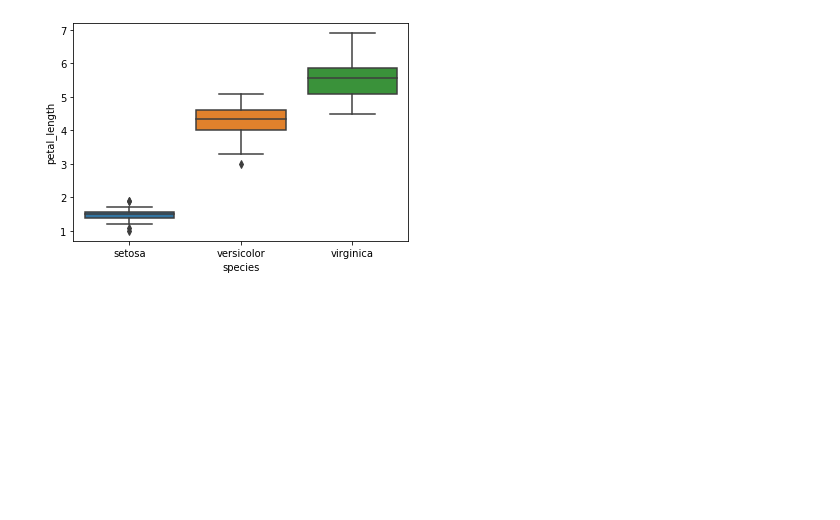
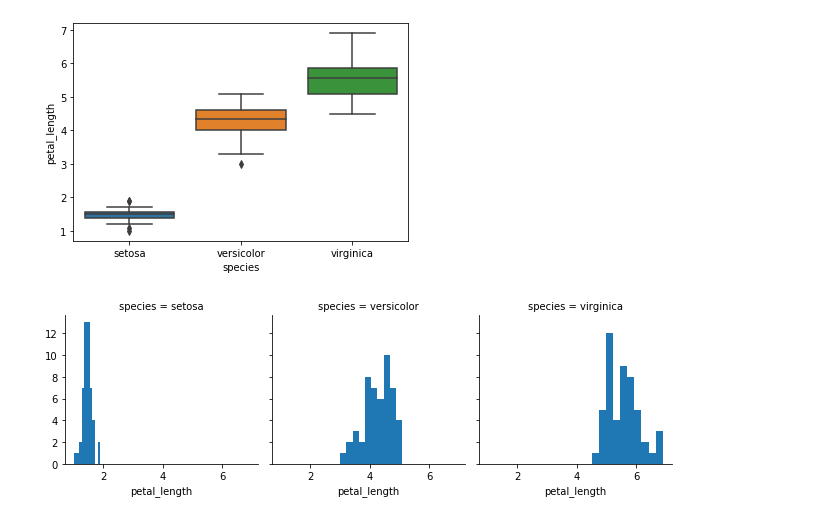
Before and after one commit to willcrichton/inliner, a Jupyter notebook: Untitled.ipynb, the cells around one changed output. Saved outputs shown, nothing was run; the diff lists cells and outputs as text; code cells hidden in the pictures; blank space fills up the shorter version.

```diff
--- a/Untitled.ipynb
+++ b/Untitled.ipynb
@@ -27,3 +30,13 @@ def make_plot():
 make_plot()
 # %% [output]
 [figure]
+# %%
+def make_plot2():
+    import seaborn as sns
+    import matplotlib.pyplot as plt
+    iris = sns.load_dataset('iris')
+    g = sns.FacetGrid(data=iris, col='species')
+    g.map(plt.hist, 'petal_length')
+make_plot2()
+# %% [output]
+[figure, added]
```
Also changed, not shown: parts of 9 cells of this notebook, 3 other files.
